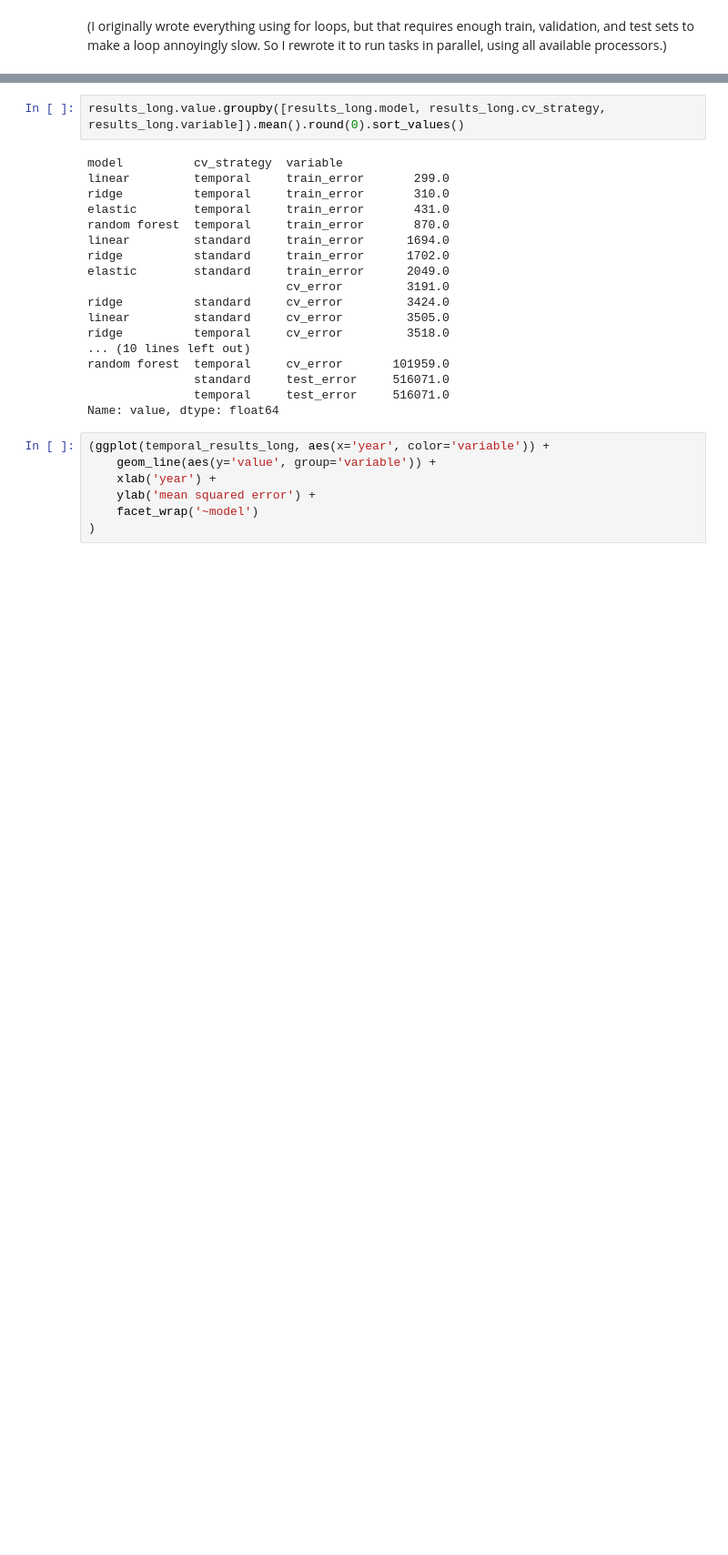
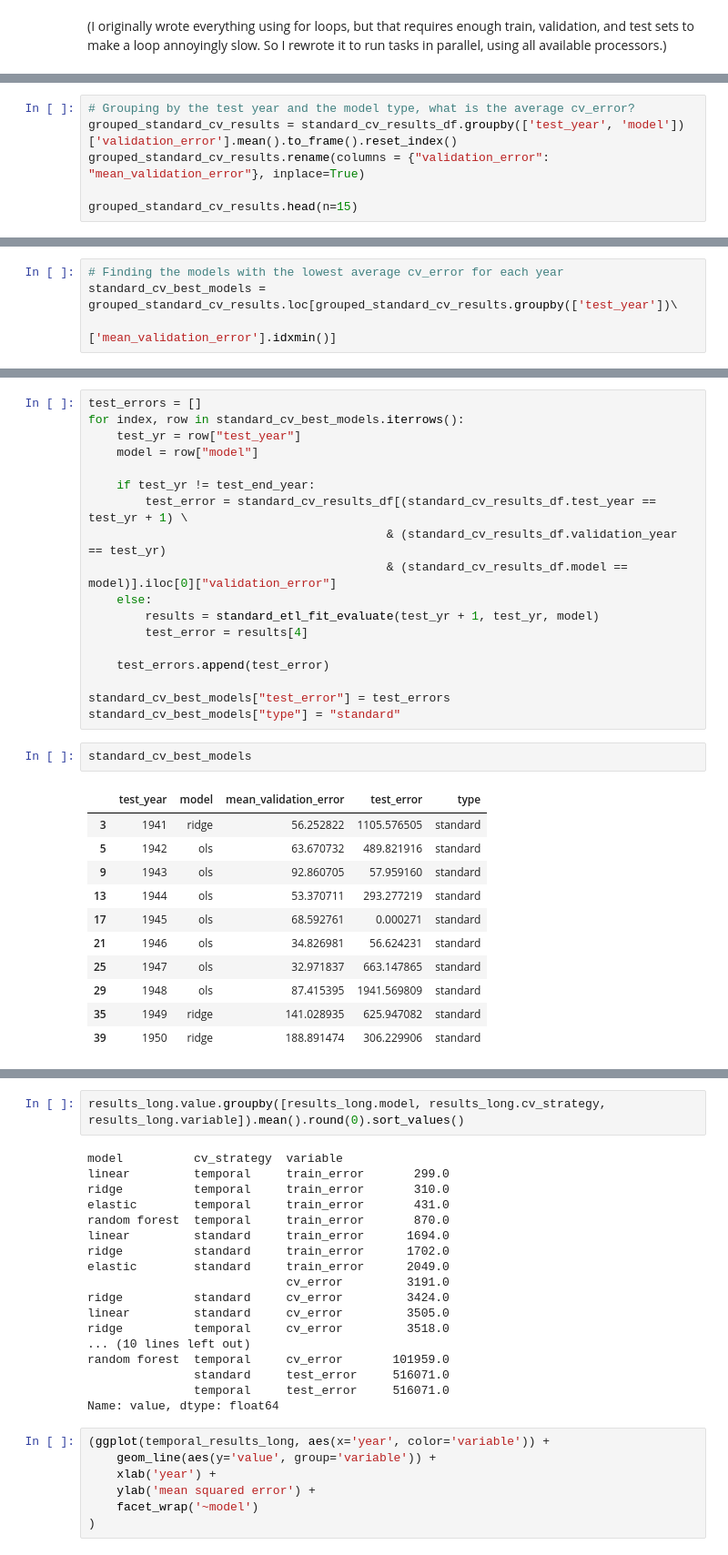
Before and after one commit to dssg/hitchhikers-guide, a Jupyter notebook: curriculum/3_modeling_and_machine_learning/machine-learning/predicting_GDP.ipynb, the cells around one changed output, grey strips where cells are left out. Shown: that part at 91% size. Drawn from its saved outputs; the diff is of its cells as text; blank space fills up the shorter version.

```diff
--- a/curriculum/3_modeling_and_machine_learning/machine-learning/predicting_GDP.ipynb
+++ b/curriculum/3_modeling_and_machine_learning/machine-learning/predicting_GDP.ipynb
@@ -182,0 +252,6 @@ def standard_etl_fit_evaluate(test_year, validation_year, model):
+# %%
+# Grouping by the test year and the model type, what is the average cv_error?
+grouped_standard_cv_results = standard_cv_results_df.groupby(['test_year', 'model'])['validation_error'].mean().to_frame().reset_index()
+grouped_standard_cv_results.rename(columns = {"validation_error": "mean_validation_error"}, inplace=True)
+
+grouped_standard_cv_results.head(n=15)
@@ -182,0 +275,4 @@ def standard_etl_fit_evaluate(test_year, validation_year, model):
+# %%
+# Finding the models with the lowest average cv_error for each year
+standard_cv_best_models = grouped_standard_cv_results.loc[grouped_standard_cv_results.groupby(['test_year'])\
+                                                         ['mean_validation_error'].idxmin()]
@@ -182,0 +283,32 @@ def standard_etl_fit_evaluate(test_year, validation_year, model):
+# %%
+test_errors = []
+for index, row in standard_cv_best_models.iterrows():
+    test_yr = row["test_year"]
+    model = row["model"]
+
+    if test_yr != test_end_year:
+        test_error = standard_cv_results_df[(standard_cv_results_df.test_year == test_yr + 1) \
+                                          & (standard_cv_results_df.validation_year == test_yr)
+                                          & (standard_cv_results_df.model == model)].iloc[0]["validation_error"]
+    else:
+        results = standard_etl_fit_evaluate(test_yr + 1, test_yr, model)
+        test_error = results[4]
+
+    test_errors.append(test_error)
+
+standard_cv_best_models["test_error"] = test_errors
+standard_cv_best_models["type"] = "standard"
+# %%
+standard_cv_best_models
+# %% [output]
+|  | test_year | model | mean_validation_error | test_error | type |
+| 3 | 1941 | ridge | 56.252822 | 1105.576505 | standard |
+| 5 | 1942 | ols | 63.670732 | 489.821916 | standard |
+| 9 | 1943 | ols | 92.860705 | 57.959160 | standard |
+| 13 | 1944 | ols | 53.370711 | 293.277219 | standard |
+| 17 | 1945 | ols | 68.592761 | 0.000271 | standard |
+| 21 | 1946 | ols | 34.826981 | 56.624231 | standard |
+| 25 | 1947 | ols | 32.971837 | 663.147865 | standard |
+| 29 | 1948 | ols | 87.415395 | 1941.569809 | standard |
+| 35 | 1949 | ridge | 141.028935 | 625.947082 | standard |
+| 39 | 1950 | ridge | 188.891474 | 306.229906 | standard |
```
Also changed, not shown: parts of 34 cells of this notebook.
